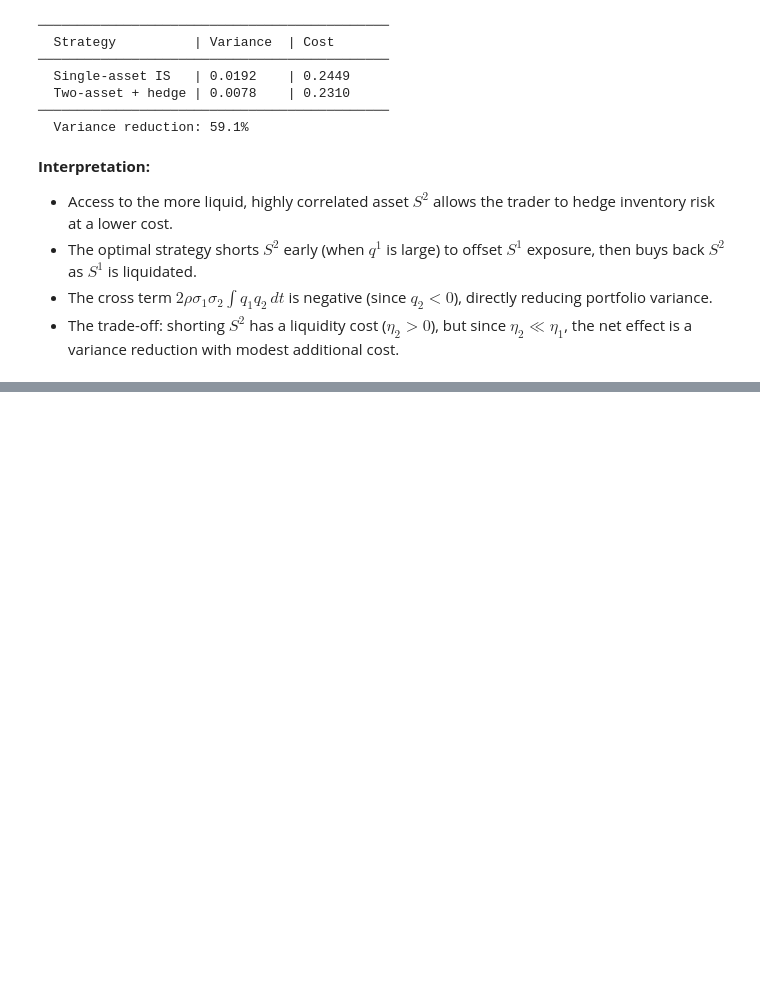
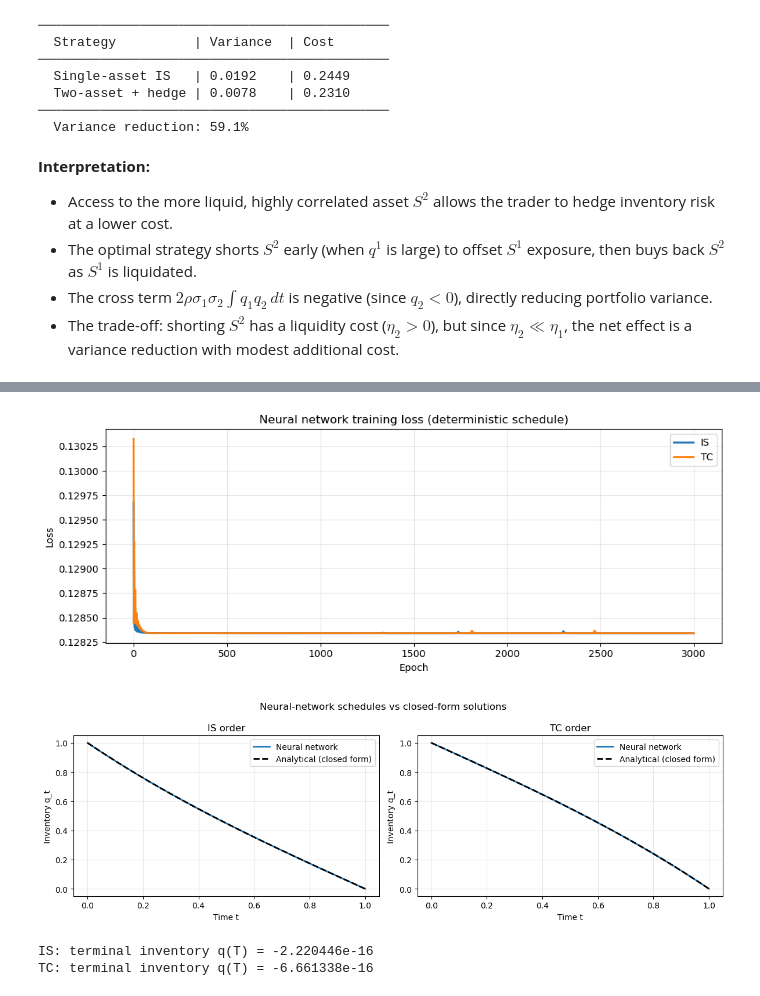
Before and after one commit to BenjaminFernandesNeres/almgren-chriss-extensions, a Jupyter notebook: main.ipynb, the cells around one changed output, grey strips where cells are left out. Cells and saved outputs as stored; diff of their text form; code cells hidden in the pictures; blank space fills up the shorter version.

```diff
--- a/main.ipynb
+++ b/main.ipynb
@@ -604,0 +609,39 @@ for name, q_path in [('IS', q_nn_is), ('TC', q_nn_tc), ('POV', q_nn_pov)]:
+# %%
+plt.figure(figsize=(10, 4))
+plt.plot(losses_is, label='IS')
+plt.plot(losses_tc, label='TC')
+plt.xlabel('Epoch')
+plt.ylabel('Loss')
+plt.title('Neural network training loss (deterministic schedule)')
+plt.legend()
+plt.tight_layout()
+plt.show()
+
+fig, axes = plt.subplots(1, 2, figsize=(12, 4))
+
+axes[0].plot(t_nn_is, q_nn_is, label='Neural network')
+axes[0].plot(t_an_is, q_an_is, 'k--', label='Analytical (closed form)')
+axes[0].set_title('IS order')
+axes[0].set_xlabel('Time t')
+axes[0].set_ylabel('Inventory q_t')
+axes[0].legend()
+
+axes[1].plot(t_nn_tc, q_nn_tc, label='Neural network')
+axes[1].plot(t_an_tc, q_an_tc, 'k--', label='Analytical (closed form)')
+axes[1].set_title('TC order')
+axes[1].set_xlabel('Time t')
+axes[1].set_ylabel('Inventory q_t')
+axes[1].legend()
+
+plt.suptitle('Neural-network schedules vs closed-form solutions', fontsize=12)
+plt.tight_layout()
+plt.show()
+
+
+print(f"IS: terminal inventory q(T) = {q_nn_is[-1]:.6e}")
+print(f"TC: terminal inventory q(T) = {q_nn_tc[-1]:.6e}")
+# %% [output]
+[figure, added]
+[figure, added]
+IS: terminal inventory q(T) = -2.220446e-16
+TC: terminal inventory q(T) = -6.661338e-16
```
Also changed, not shown: parts of 8 cells of this notebook, 1 other file.
